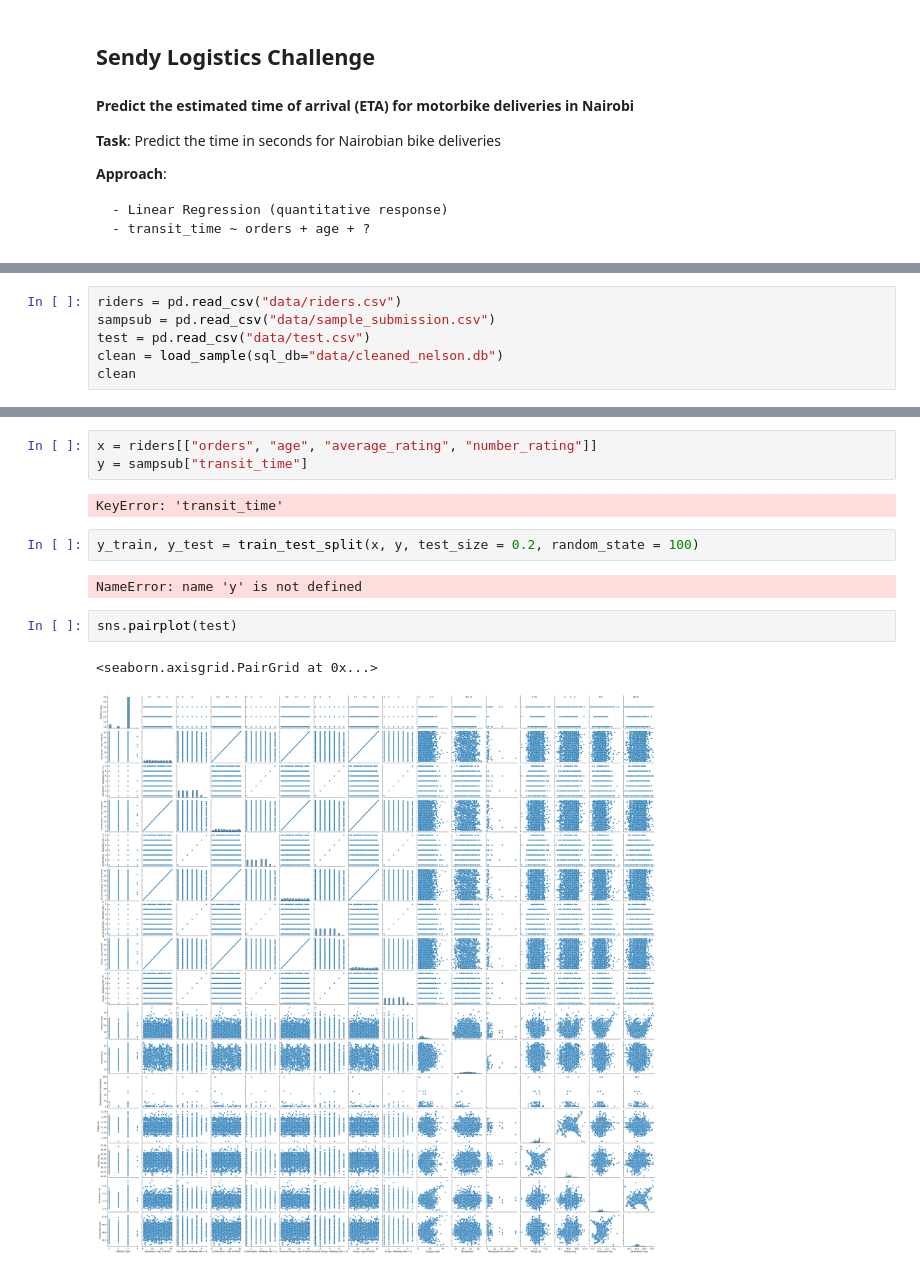
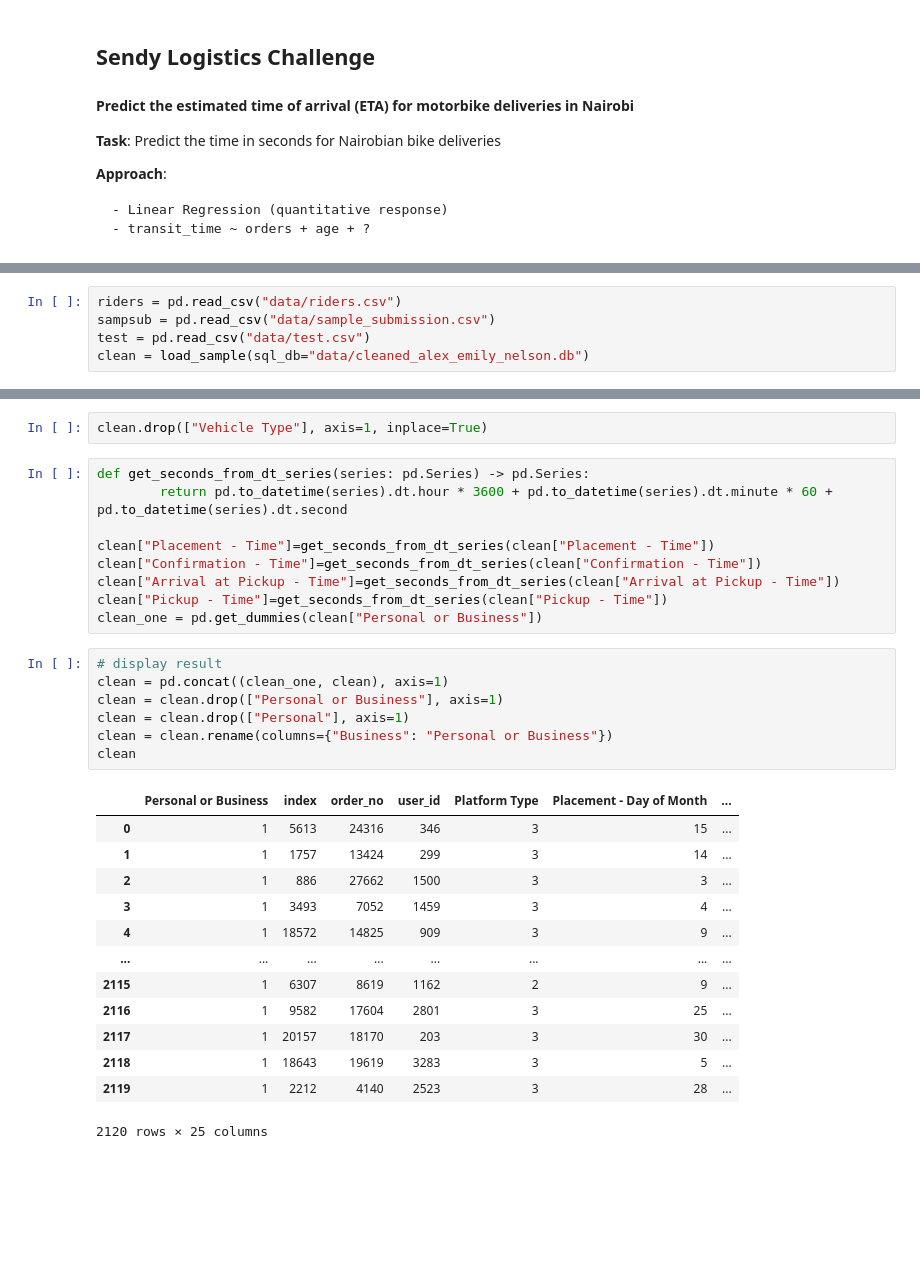
Before and after one commit to nelson-lojo/motor-bi-X, a Jupyter notebook: notebook_Alex.ipynb, the cells around one changed output, grey strips where cells are left out. Saved outputs shown, nothing was run; the diff lists cells and outputs as text; blank space fills up the shorter version.

Commit message:
Converted dummy variables, time; RFECV, and scaled

```diff
--- a/notebook_Alex.ipynb
+++ b/notebook_Alex.ipynb
@@ -38,5 +40,4 @@ warnings.filterwarnings('ignore')
 riders = pd.read_csv("data/riders.csv")
 sampsub = pd.read_csv("data/sample_submission.csv")
 test = pd.read_csv("data/test.csv")
-clean = load_sample(sql_db="data/cleaned_nelson.db")
-clean
+clean = load_sample(sql_db="data/cleaned_alex_emily_nelson.db")
@@ -74,14 +44,32 @@ temp is missing 20%-- we can use MICE to impute
-# %%
-x = riders[["orders", "age", "average_rating", "number_rating"]]
-y = sampsub["transit_time"]
-# %% [output]
-KeyError: 'transit_time'
-# %%
-y_train, y_test = train_test_split(x, y, test_size = 0.2, random_state = 100)
-# %% [output]
-NameError: name 'y' is not defined
-# %%
-sns.pairplot(test)
-# %% [output]
-<seaborn.axisgrid.PairGrid at 0x...>
-[figure, removed]
+# %%
+clean.drop(["Vehicle Type"], axis=1, inplace=True)
+# %%
+def get_seconds_from_dt_series(series: pd.Series) -> pd.Series:
+        return pd.to_datetime(series).dt.hour * 3600 + pd.to_datetime(series).dt.minute * 60 + pd.to_datetime(series).dt.second
+
+clean["Placement - Time"]=get_seconds_from_dt_series(clean["Placement - Time"])
+clean["Confirmation - Time"]=get_seconds_from_dt_series(clean["Confirmation - Time"])
+clean["Arrival at Pickup - Time"]=get_seconds_from_dt_series(clean["Arrival at Pickup - Time"])
+clean["Pickup - Time"]=get_seconds_from_dt_series(clean["Pickup - Time"])
+clean_one = pd.get_dummies(clean["Personal or Business"])
+# %%
+# display result
+clean = pd.concat((clean_one, clean), axis=1)
+clean = clean.drop(["Personal or Business"], axis=1)
+clean = clean.drop(["Personal"], axis=1)
+clean = clean.rename(columns={"Business": "Personal or Business"})
+clean
+# %% [output]
+|  | Personal or Business | index | order_no | user_id | Platform Type | Placement - Day of Month | ... |
+| 0 | 1 | 5613 | 24316 | 346 | 3 | 15 | ... |
+| 1 | 1 | 1757 | 13424 | 299 | 3 | 14 | ... |
+| 2 | 1 | 886 | 27662 | 1500 | 3 | 3 | ... |
+| 3 | 1 | 3493 | 7052 | 1459 | 3 | 4 | ... |
+| 4 | 1 | 18572 | 14825 | 909 | 3 | 9 | ... |
+| ... | ... | ... | ... | ... | ... | ... | ... |
+| 2115 | 1 | 6307 | 8619 | 1162 | 2 | 9 | ... |
+| 2116 | 1 | 9582 | 17604 | 2801 | 3 | 25 | ... |
+| 2117 | 1 | 20157 | 18170 | 203 | 3 | 30 | ... |
+| 2118 | 1 | 18643 | 19619 | 3283 | 3 | 5 | ... |
+| 2119 | 1 | 2212 | 4140 | 2523 | 3 | 28 | ... |
+2120 rows × 25 columns
```
Also changed, not shown: parts of 7 cells of this notebook.
